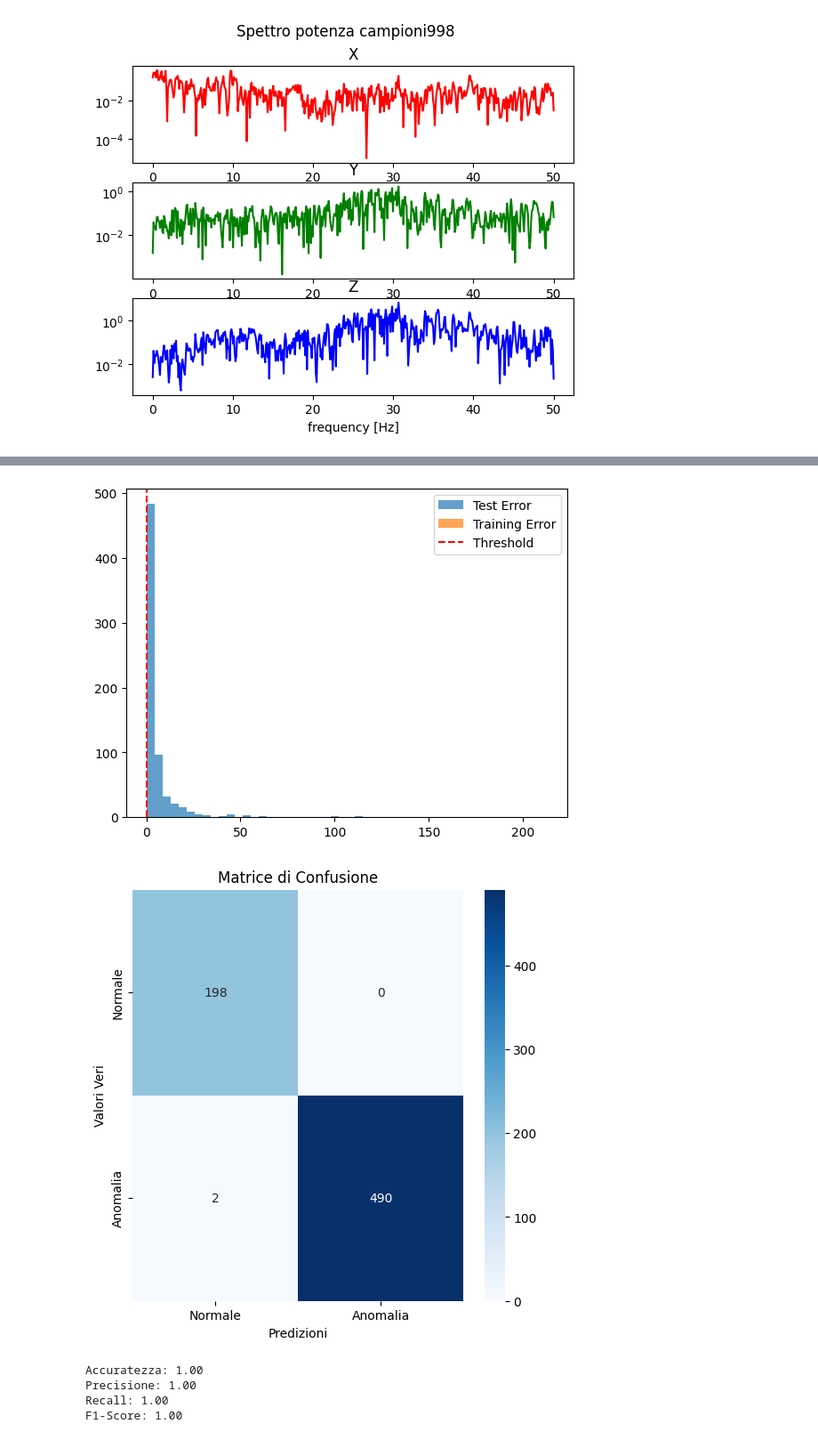
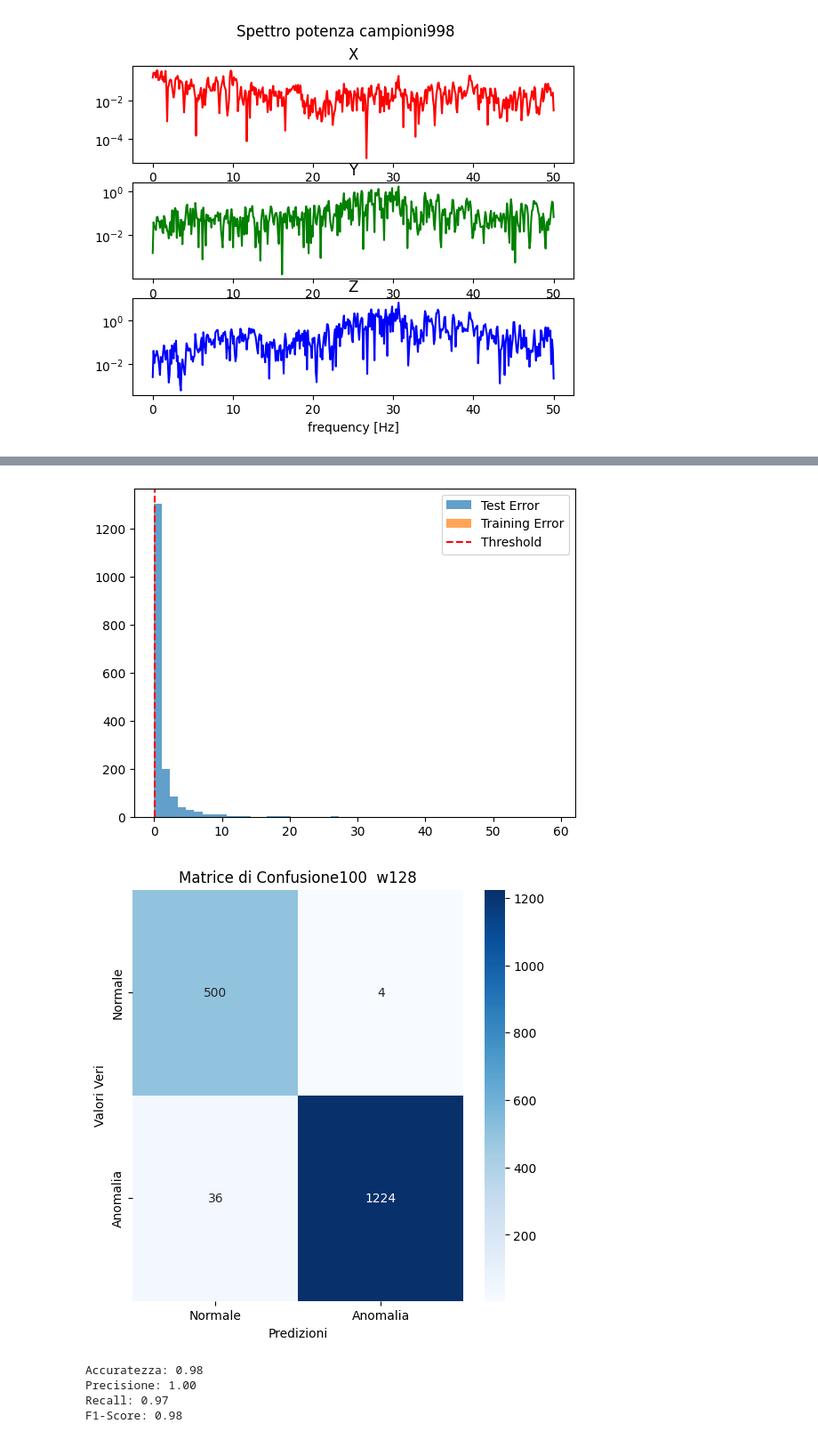
Before and after one commit to Ciosepp/Tesi, a Jupyter notebook: analisys/tesi.ipynb, the cells around one changed output, grey strips where cells are left out. Shown at 89% size. Drawn from its saved outputs; the diff is of its cells as text; code cells hidden in the pictures.

```diff
--- a/analisys/tesi.ipynb
+++ b/analisys/tesi.ipynb
@@ -97,8 +97,9 @@ Text(0.5, 1.0, 'Z')
 # %%
 #creazione dataset di elaborazione
 percentAcqTrain = 0.6 # %
-nSamples = 256
+nSamples = 100
 fs = 100
+nPWelch =128
 
 #dataset di traing
 trainData=[]
@@ -110,10 +111,11 @@ print('dataset width:'+str(129*3))
 for u in range(0,2):
 	for i in range(0, int(nPackets*percentAcqTrain)):
 		acqPower= []
+
 		for j in range(3): # X Y Z
 
 			acc = Accelerations[u, 1, 0, i*nSamples:nSamples*(i+1), j+1]
-			f, Pacc = signal.welch(acc, fs, nperseg=256)
+			f, Pacc = signal.welch(acc, fs, nperseg=nPWelch)
 			acqPower = np.append(acqPower, Pacc)
 
 		trainDataMeta.append(acqPower)
@@ -132,9 +134,10 @@ testDataNormalMeta =[]
 for u in range(2):
 	for i in range(int(nPackets*percentAcqTrain), nPackets):
 		acqPower= []
+
 		for j in range(3): # X Y Z
 			acc = Accelerations[u, 1, 0, i*nSamples:nSamples*(i+1), j+1]
-			f, Pacc = signal.welch(acc, fs, nperseg=256)
+			f, Pacc = signal.welch(acc, fs, nperseg=nPWelch)
 			acqPower = np.append(acqPower, Pacc)
 
 		testDataNormalMeta.append(acqPower)
@@ -154,7 +157,7 @@ for u in range(2):
 		acqPower= []
 		for j in range(3): # X Y Z
 			acc = Accelerations[u, 0, 0, i*nSamples:nSamples*(i+1), j+1]
-			f, Pacc = signal.welch(acc, fs, nperseg=256)
+			f, Pacc = signal.welch(acc, fs, nperseg=nPWelch)
 			acqPower = np.append(acqPower, Pacc)
 
 		testDataAnomaliesMeta.append(acqPower)
@@ -223,37 +228,37 @@ plt.figure()
 
 # Visualizzare i risultati
 plt.hist(test_error, bins=50, alpha=0.7, label='Test Error')
 plt.hist(train_error, bins=50, alpha=0.7, label='Training Error')
 plt.axvline(threshold, color='r', linestyle='--', label='Threshold')
 plt.legend()
 plt.show()
 
 
 # Visualizzare la matrice di confusione
 conf_matrix = confusion_matrix(dataLabel, test_predictions)
 
 # Plot della matrice di confusione
 plt.figure(figsize=(6, 6))
 sns.heatmap(conf_matrix, annot=True, fmt='d', cmap='Blues', xticklabels=['Normale', 'Anomalia'], yticklabels=['Normale', 'Anomalia'])
-plt.title('Matrice di Confusione')
+plt.title('Matrice di Confusione'+str(nSamples)+'  w'+str(nPWelch))
 plt.xlabel('Predizioni')
 plt.ylabel('Valori Veri')
 plt.show()
 
 # Calcolare le metriche di valutazione
 accuracy = accuracy_score(dataLabel, test_predictions)
 precision = precision_score(dataLabel, test_predictions)
 recall = recall_score(dataLabel, test_predictions)
 f1 = f1_score(dataLabel, test_predictions)
 
 print(f"Accuratezza: {accuracy:.2f}")
 print(f"Precisione: {precision:.2f}")
 print(f"Recall: {recall:.2f}")
 print(f"F1-Score: {f1:.2f}")
 # %% [output]
-[figure, old version]
+[figure, new version]
-[figure, old version]
+[figure, new version]
-Accuratezza: 1.00
+Accuratezza: 0.98
 Precisione: 1.00
-Recall: 1.00
-F1-Score: 1.00
+Recall: 0.97
+F1-Score: 0.98
```
Also changed, not shown: parts of 4 cells of this notebook, 2 other files.
